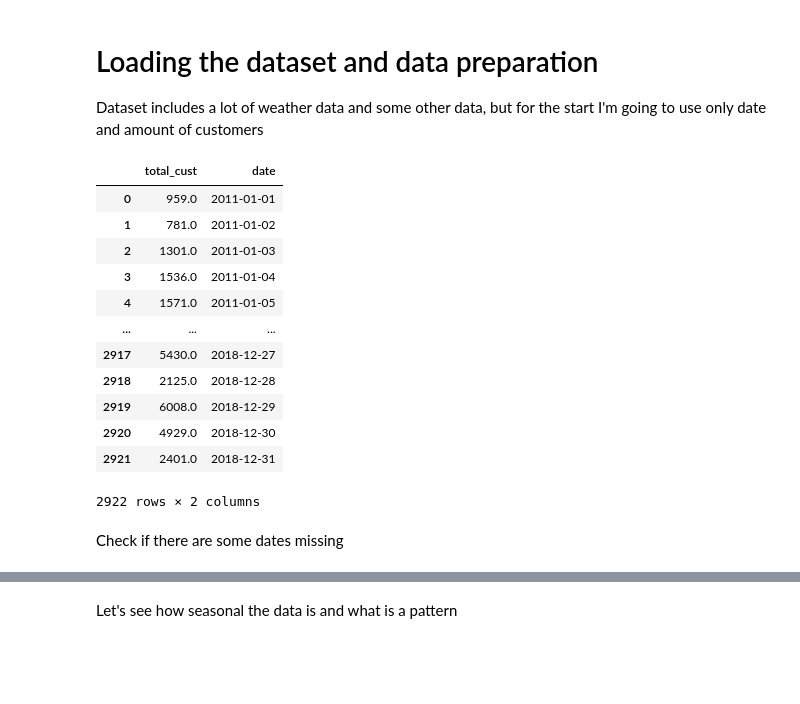
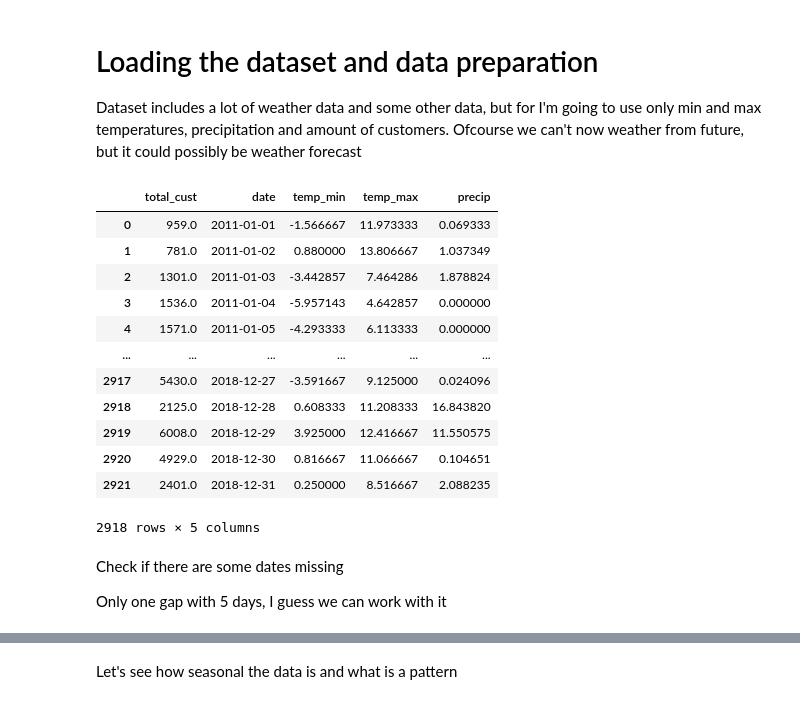
Before and after one commit to KirSobolev/Deep-Learning, a Jupyter notebook: ex4/rnn_and_lstm.ipynb, the cells around one changed output, grey strips where cells are left out. Drawn from its saved outputs; the diff is of its cells as text; code cells hidden in the pictures; blank space fills up the shorter version.

```diff
--- a/ex4/rnn_and_lstm.ipynb
+++ b/ex4/rnn_and_lstm.ipynb
@@ -18,29 +15,32 @@ ModuleNotFoundError: No module named 'tensorflow.compat'
 # %% [markdown]
-<h1>Loading the dataset and data preparation</h1>
-Dataset includes a lot of weather data and some other data, but for the start I'm going to use only date and amount of customers
+# Loading the dataset and data preparation
+Dataset includes a lot of weather data and some other data, but for I'm going to use only min and max temperatures, precipitation and amount of customers.
+Ofcourse we can't now weather from future, but it could possibly be weather forecast
 # %%
 df = pd.read_csv("bike_sharing_dataset.csv")
-# Leave only two columns
-df = df[["total_cust", "date"]]
+# Leave only needed columns
+df = df[["total_cust", "date", "temp_min", "temp_max", "precip"]]
 # Change data format to datetime
 df["date"] = pd.to_datetime(df.date)
 # Sort the dataset by date, reset the index
 df = df.sort_values(by='date')
 df = df.reset_index(drop=True)
 # Define target variable for later usage
 target = "total_cust"
+# There are 4 missing values in target variable, to be faster just drop them
+df = df.dropna()
 df
 # %% [output]
-|  | total_cust | date |
-| 0 | 959.0 | 2011-01-01 |
-| 1 | 781.0 | 2011-01-02 |
-| 2 | 1301.0 | 2011-01-03 |
-| 3 | 1536.0 | 2011-01-04 |
-| 4 | 1571.0 | 2011-01-05 |
-| ... | ... | ... |
-| 2917 | 5430.0 | 2018-12-27 |
-| 2918 | 2125.0 | 2018-12-28 |
-| 2919 | 6008.0 | 2018-12-29 |
-| 2920 | 4929.0 | 2018-12-30 |
-| 2921 | 2401.0 | 2018-12-31 |
+|  | total_cust | date | temp_min | temp_max | precip |
+| 0 | 959.0 | 2011-01-01 | -1.566667 | 11.973333 | 0.069333 |
+| 1 | 781.0 | 2011-01-02 | 0.880000 | 13.806667 | 1.037349 |
+| 2 | 1301.0 | 2011-01-03 | -3.442857 | 7.464286 | 1.878824 |
+| 3 | 1536.0 | 2011-01-04 | -5.957143 | 4.642857 | 0.000000 |
+| 4 | 1571.0 | 2011-01-05 | -4.293333 | 6.113333 | 0.000000 |
+| ... | ... | ... | ... | ... | ... |
+| 2917 | 5430.0 | 2018-12-27 | -3.591667 | 9.125000 | 0.024096 |
+| 2918 | 2125.0 | 2018-12-28 | 0.608333 | 11.208333 | 16.843820 |
+| 2919 | 6008.0 | 2018-12-29 | 3.925000 | 12.416667 | 11.550575 |
+| 2920 | 4929.0 | 2018-12-30 | 0.816667 | 11.066667 | 0.104651 |
+| 2921 | 2401.0 | 2018-12-31 | 0.250000 | 8.516667 | 2.088235 |
-2922 rows × 2 columns
+2918 rows × 5 columns
@@ -47,5 +57,7 @@ df
 # %% [markdown]
 Check if there are some dates missing
+
+Only one gap with 5 days, I guess we can work with it
 # %%
 df['Gap'] = df['date'].diff().dt.days
 missing_rows = df[df['Gap'] > 1]
```
Also changed, not shown: parts of 83 cells of this notebook, 5 other files.
